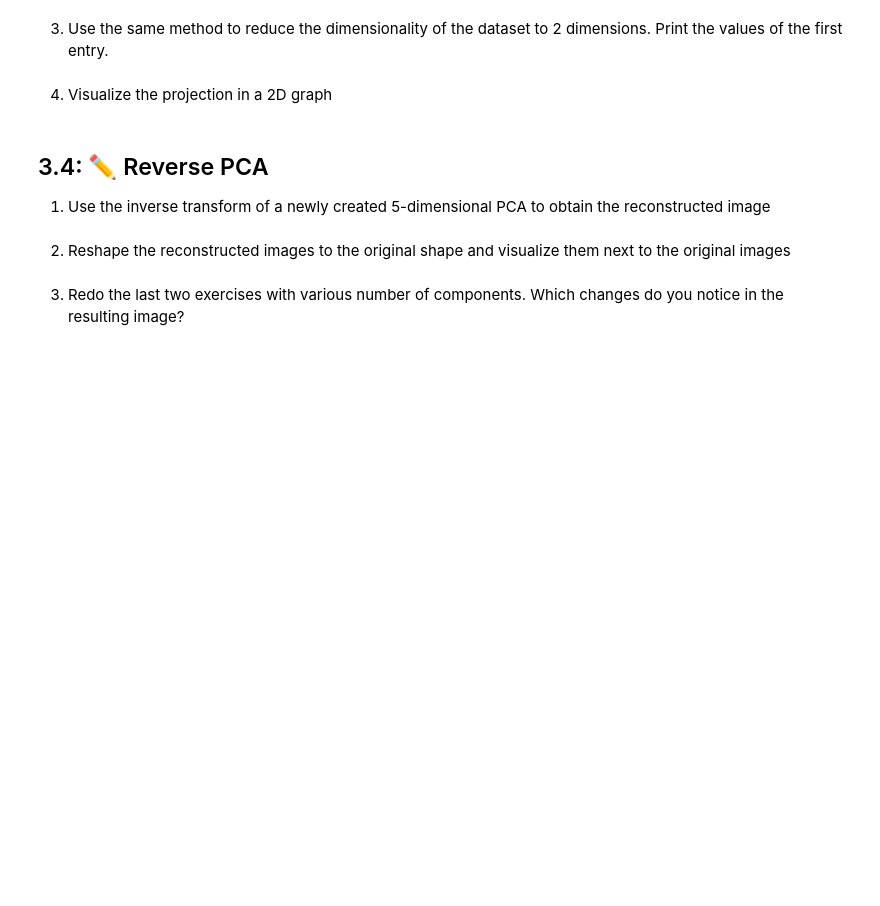
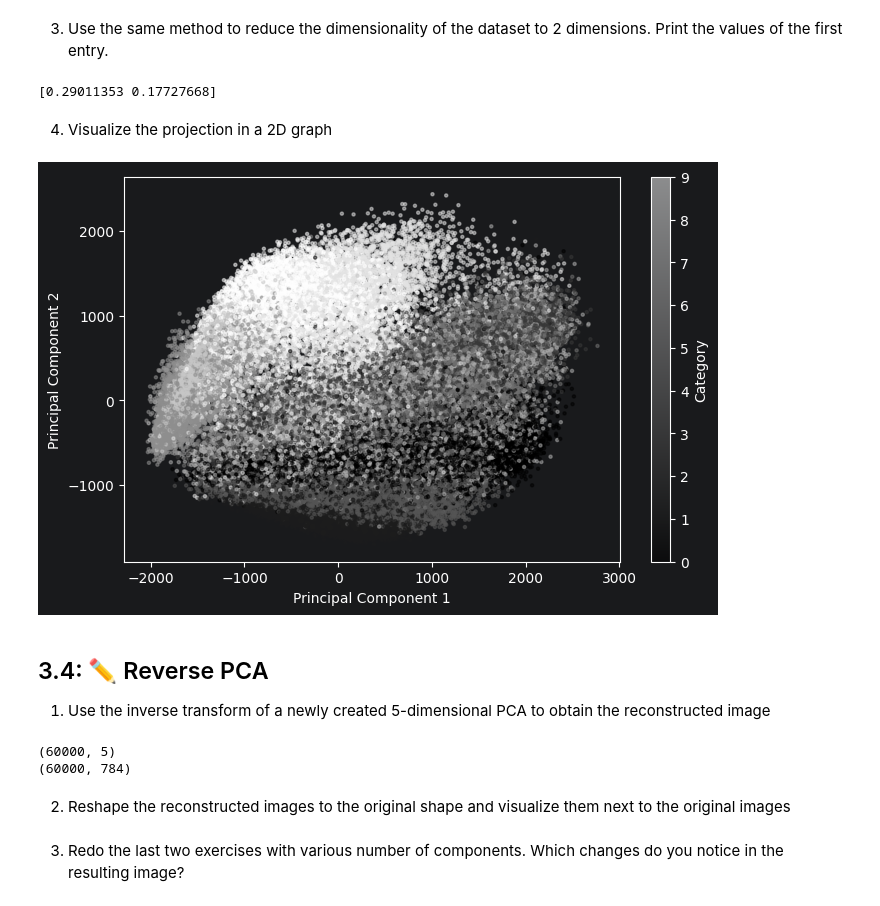
Before and after one commit to seiferla/ml-exercise, a Jupyter notebook: A4_Principal_Component_Analysis.ipynb, the cells around one changed output. Saved outputs shown, nothing was run; the diff lists cells and outputs as text; code cells hidden in the pictures; blank space fills up the shorter version.

Commit message:
update A4 notebook: implement PCA transformation and add 2D visualization

```diff
--- a/A4_Principal_Component_Analysis.ipynb
+++ b/A4_Principal_Component_Analysis.ipynb
@@ -413,0 +412,9 @@ Name: 0, dtype: float64
+# %%
+# TODO: Implement
+
+fm_y = fm["Category"].values
+
+fm_X = fm.drop(columns=["Category"]).values
+
+print(fm_X.shape)
+print(fm_y.shape)
@@ -422,2 +438,10 @@ Name: 0, dtype: float64
+# %%
+# TODO: Implement
+
+pca_2d = PCA(n_components=2)
+fm_X_2d = pca_2d.fit_transform(fm_X)
+print(pca_2d.explained_variance_ratio_)
+# %% [output]
+[0.29011353 0.17727668]
 # %% [markdown]
 4. Visualize the projection in a 2D graph
@@ -426,3 +448,23 @@ Name: 0, dtype: float64
+# %%
+# TODO: Implement
+
+plt.figure(figsize=(8, 5))
+
+plt.scatter(
+    fm_X_2d[:, 0],
+    fm_X_2d[:, 1],
+    c=fm_y,
+    cmap="gray",
+    s=5,
+    alpha=0.5,
+)
+
+plt.xlabel("Principal Component 1")
+plt.ylabel("Principal Component 2")
+plt.colorbar(label="Category")
+plt.show()
+# %% [output]
+[figure, added]
 # %% [markdown]
 ## 3.4: ✏️ Reverse PCA
 1. Use the inverse transform of a newly created 5-dimensional PCA to obtain the reconstructed image
@@ -431,3 +471,12 @@ Name: 0, dtype: float64
+# %%
+# TODO: Implement
+
+print(fm_X_pca.shape)
+fm_X_reconstructed_5d = pca.inverse_transform(fm_X_pca)
+print(fm_X_reconstructed_5d.shape)
+# %% [output]
+(60000, 5)
+(60000, 784)
 # %% [markdown]
 2. Reshape the reconstructed images to the original shape and visualize them next to the original images
 # %% [markdown]
```
Also changed, not shown: parts of 7 cells of this notebook.
